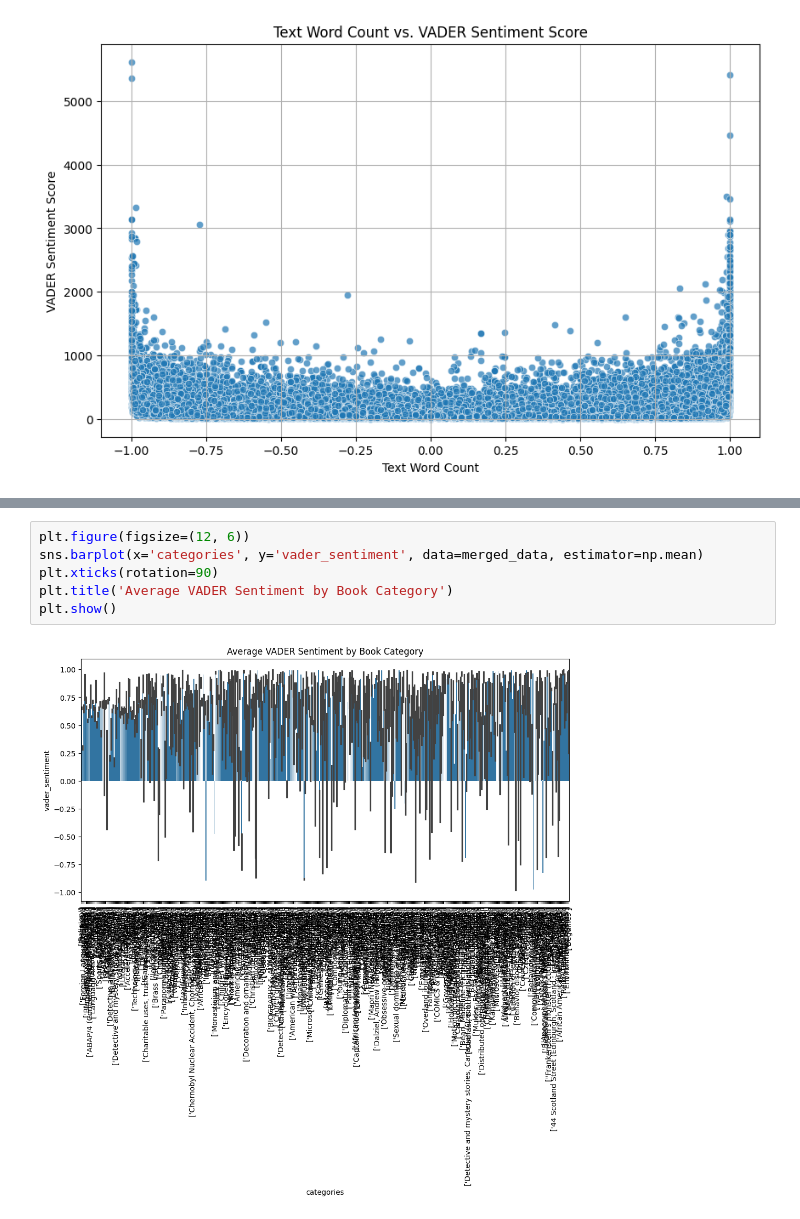
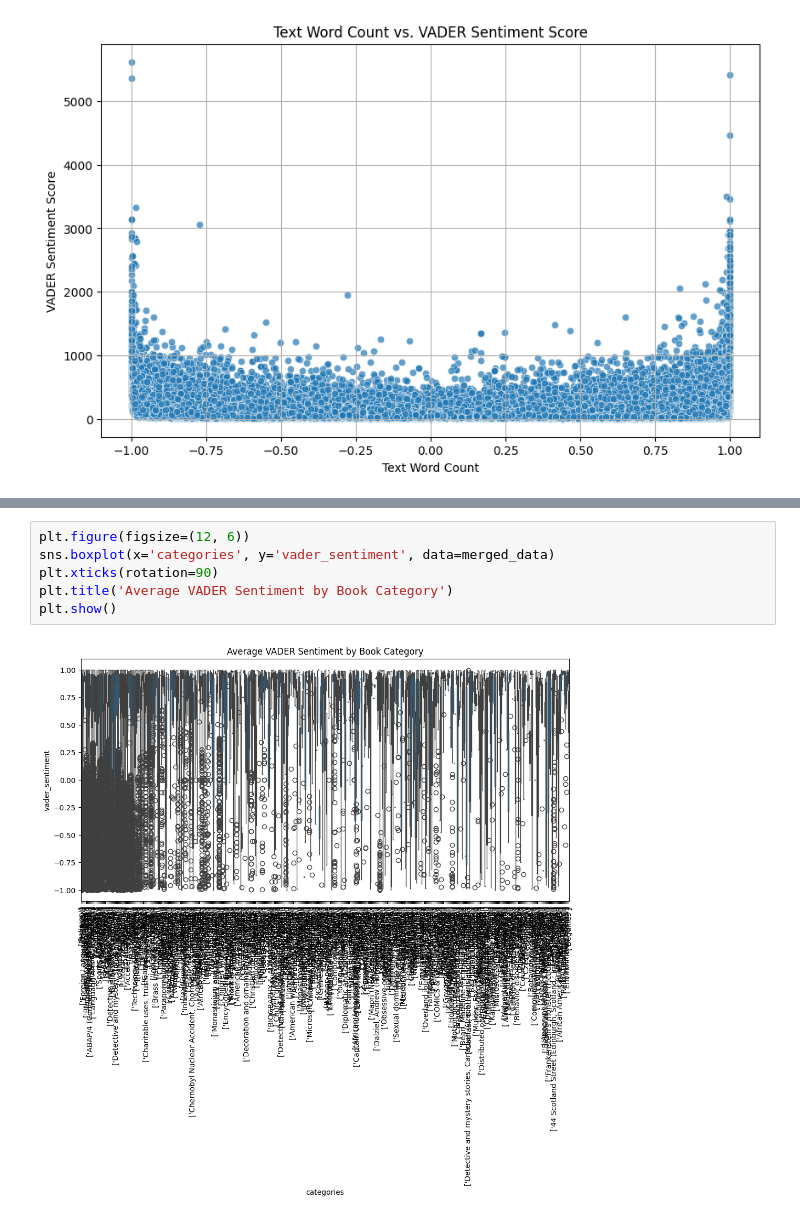
Before and after one commit to Monty-2003/DS_project1, a Jupyter notebook: SCRIPTS/sentiment_analysis.ipynb, the cells around one changed output, grey strips where cells are left out. Saved outputs shown, nothing was run; the diff lists cells and outputs as text.

```diff
--- a/SCRIPTS/sentiment_analysis.ipynb
+++ b/SCRIPTS/sentiment_analysis.ipynb
@@ -232,11 +246,11 @@ plt.show()
 # %%
 plt.figure(figsize=(12, 6))
-sns.barplot(x='categories', y='vader_sentiment', data=merged_data, estimator=np.mean)
+sns.boxplot(x='categories', y='vader_sentiment', data=merged_data)
 plt.xticks(rotation=90)
 plt.title('Average VADER Sentiment by Book Category')
 plt.show()
 # %% [output]
-[figure, old version]
+[figure, new version]
 # %%
 merged_data['has_publisher'] = np.where(merged_data['publisher'].isnull(), 0, 1)
 #merged_data = merged_data[merged_data['book_price'] < 300]
```
Also changed, not shown: parts of 11 cells of this notebook.
